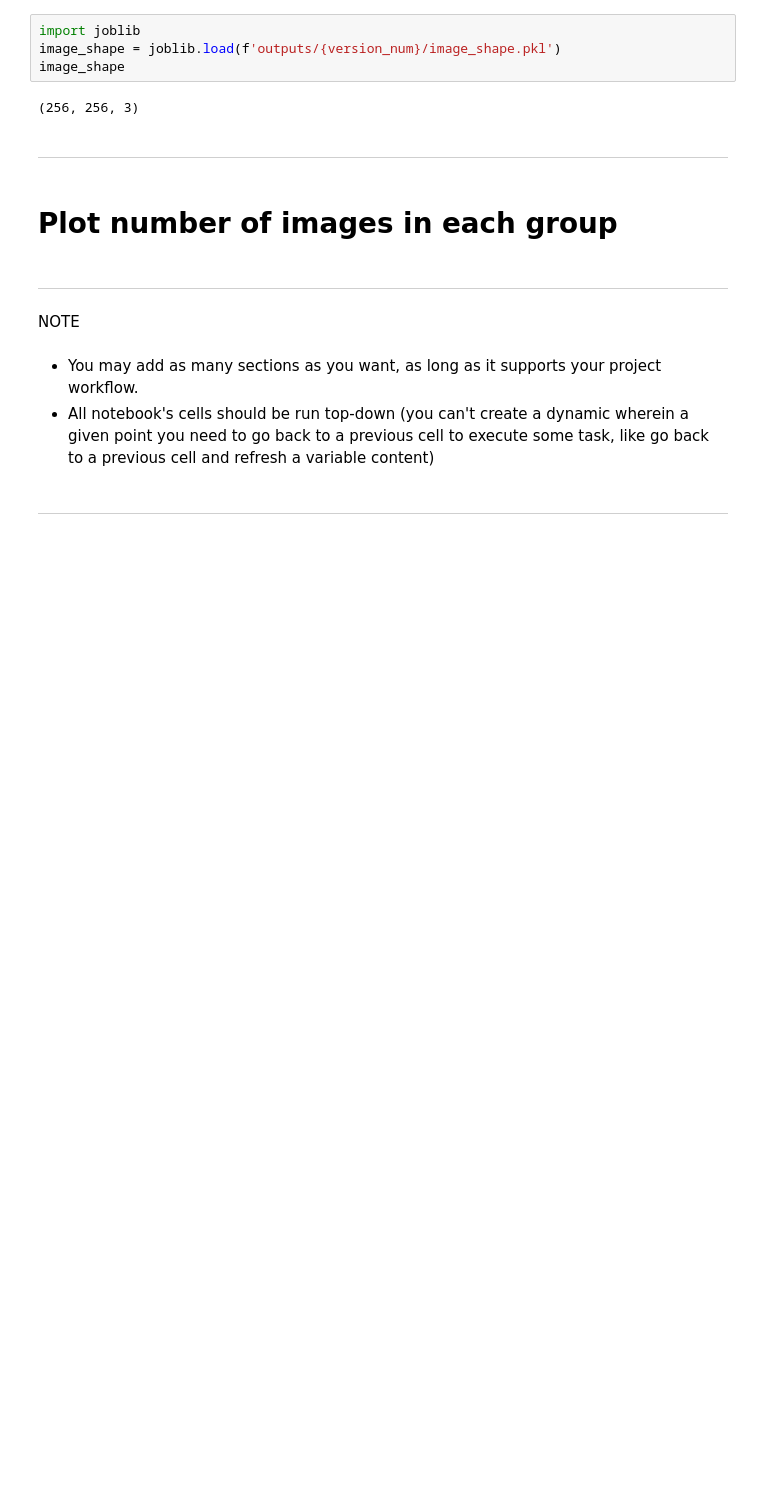
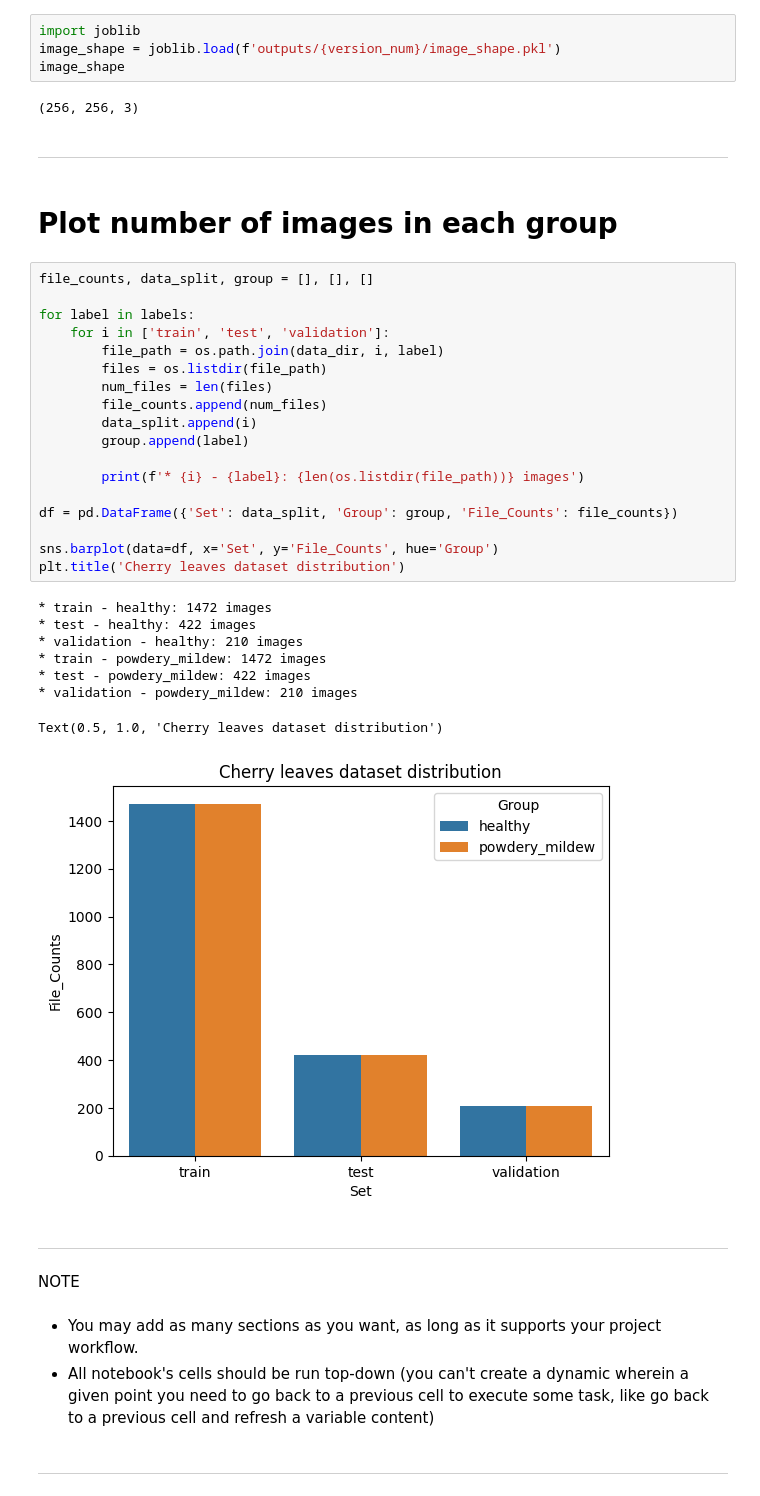
Before and after one commit to BGCG/project-5, a Jupyter notebook: jupyter_notebooks/ModelEvaluation.ipynb, the cells around one changed output. Cells and saved outputs as stored; diff of their text form; blank space fills up the shorter version.

Commit message:
Plot image number in each set

```diff
--- a/jupyter_notebooks/ModelEvaluation.ipynb
+++ b/jupyter_notebooks/ModelEvaluation.ipynb
@@ -94,6 +94,33 @@ image_shape
 ---
 # %% [markdown]
 # Plot number of images in each group
+# %%
+file_counts, data_split, group = [], [], []
+
+for label in labels:
+    for i in ['train', 'test', 'validation']:
+        file_path = os.path.join(data_dir, i, label)
+        files = os.listdir(file_path)
+        num_files = len(files)
+        file_counts.append(num_files)
+        data_split.append(i)
+        group.append(label)
+
+        print(f'* {i} - {label}: {len(os.listdir(file_path))} images')
+
+df = pd.DataFrame({'Set': data_split, 'Group': group, 'File_Counts': file_counts})
+
+sns.barplot(data=df, x='Set', y='File_Counts', hue='Group')
+plt.title('Cherry leaves dataset distribution')
+# %% [output]
+* train - healthy: 1472 images
+* test - healthy: 422 images
+* validation - healthy: 210 images
+* train - powdery_mildew: 1472 images
+* test - powdery_mildew: 422 images
+* validation - powdery_mildew: 210 images
+Text(0.5, 1.0, 'Cherry leaves dataset distribution')
+[figure, added]
 # %% [markdown]
 ---
 # %% [markdown]
```
